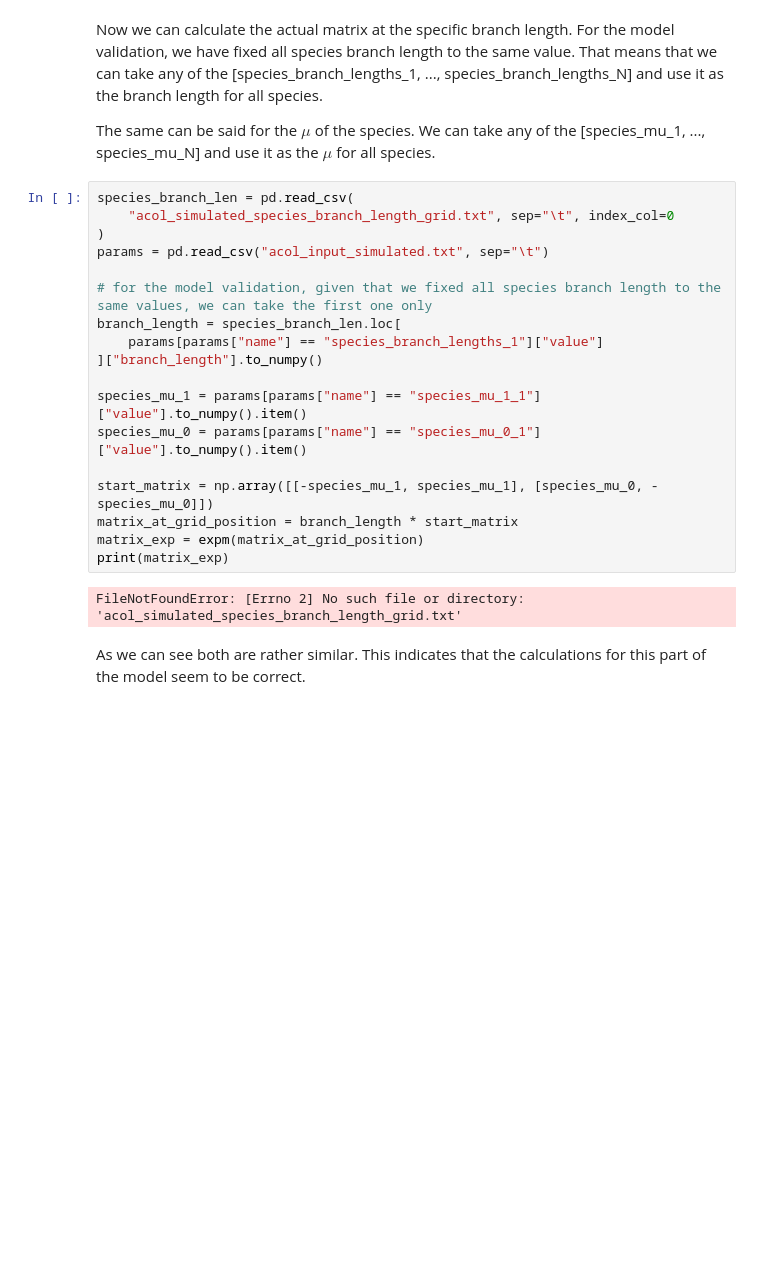
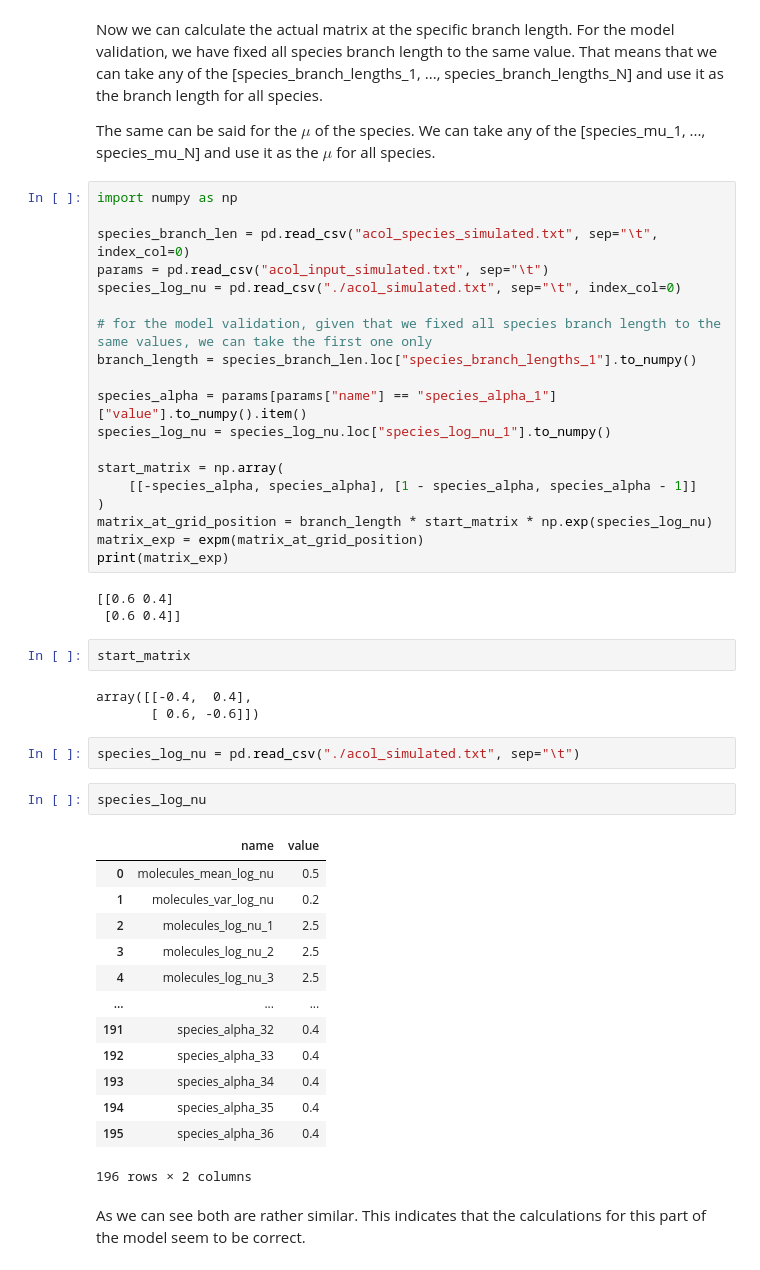
Before and after one commit to anticipated-chemistry-of-life/markov-random-field, a Jupyter notebook: model_validation/single_root/model_validation.ipynb, the cells around one changed output. Saved outputs shown, nothing was run; the diff lists cells and outputs as text; blank space fills up the shorter version.

```diff
--- a/model_validation/single_root/model_validation.ipynb
+++ b/model_validation/single_root/model_validation.ipynb
@@ -33,25 +33,50 @@ Now we can calculate the actual matrix at the specific branch length. For the mo
 
 The same can be said for the $\mu$ of the species. We can take any of the [species_mu_1, ..., species_mu_N] and use it as the $\mu$ for all species.
 # %%
-species_branch_len = pd.read_csv(
-    "acol_simulated_species_branch_length_grid.txt", sep="\t", index_col=0
-)
+import numpy as np
+
+species_branch_len = pd.read_csv("acol_species_simulated.txt", sep="\t", index_col=0)
 params = pd.read_csv("acol_input_simulated.txt", sep="\t")
+species_log_nu = pd.read_csv("./acol_simulated.txt", sep="\t", index_col=0)
 
 # for the model validation, given that we fixed all species branch length to the same values, we can take the first one only
-branch_length = species_branch_len.loc[
-    params[params["name"] == "species_branch_lengths_1"]["value"]
-]["branch_length"].to_numpy()
+branch_length = species_branch_len.loc["species_branch_lengths_1"].to_numpy()
 
-species_mu_1 = params[params["name"] == "species_mu_1_1"]["value"].to_numpy().item()
-species_mu_0 = params[params["name"] == "species_mu_0_1"]["value"].to_numpy().item()
+species_alpha = params[params["name"] == "species_alpha_1"]["value"].to_numpy().item()
+species_log_nu = species_log_nu.loc["species_log_nu_1"].to_numpy()
 
-start_matrix = np.array([[-species_mu_1, species_mu_1], [species_mu_0, -species_mu_0]])
-matrix_at_grid_position = branch_length * start_matrix
+start_matrix = np.array(
+    [[-species_alpha, species_alpha], [1 - species_alpha, species_alpha - 1]]
+)
+matrix_at_grid_position = branch_length * start_matrix * np.exp(species_log_nu)
 matrix_exp = expm(matrix_at_grid_position)
 print(matrix_exp)
 # %% [output]
-FileNotFoundError: [Errno 2] No such file or directory: 'acol_simulated_species_branch_length_grid.txt'
+[[0.6 0.4]
+ [0.6 0.4]]
+# %%
+start_matrix
+# %% [output]
+array([[-0.4,  0.4],
+       [ 0.6, -0.6]])
+# %%
+species_log_nu = pd.read_csv("./acol_simulated.txt", sep="\t")
+# %%
+species_log_nu
+# %% [output]
+|  | name | value |
+| 0 | molecules_mean_log_nu | 0.5 |
+| 1 | molecules_var_log_nu | 0.2 |
+| 2 | molecules_log_nu_1 | 2.5 |
+| 3 | molecules_log_nu_2 | 2.5 |
+| 4 | molecules_log_nu_3 | 2.5 |
+| ... | ... | ... |
+| 191 | species_alpha_32 | 0.4 |
+| 192 | species_alpha_33 | 0.4 |
+| 193 | species_alpha_34 | 0.4 |
+| 194 | species_alpha_35 | 0.4 |
+| 195 | species_alpha_36 | 0.4 |
+196 rows × 2 columns
 # %% [markdown]
 As we can see both are rather similar. This indicates that the calculations for this part of the model seem to be correct.
 # %% [markdown]
```
Also changed, not shown: parts of 3 cells of this notebook, 31 other files.
